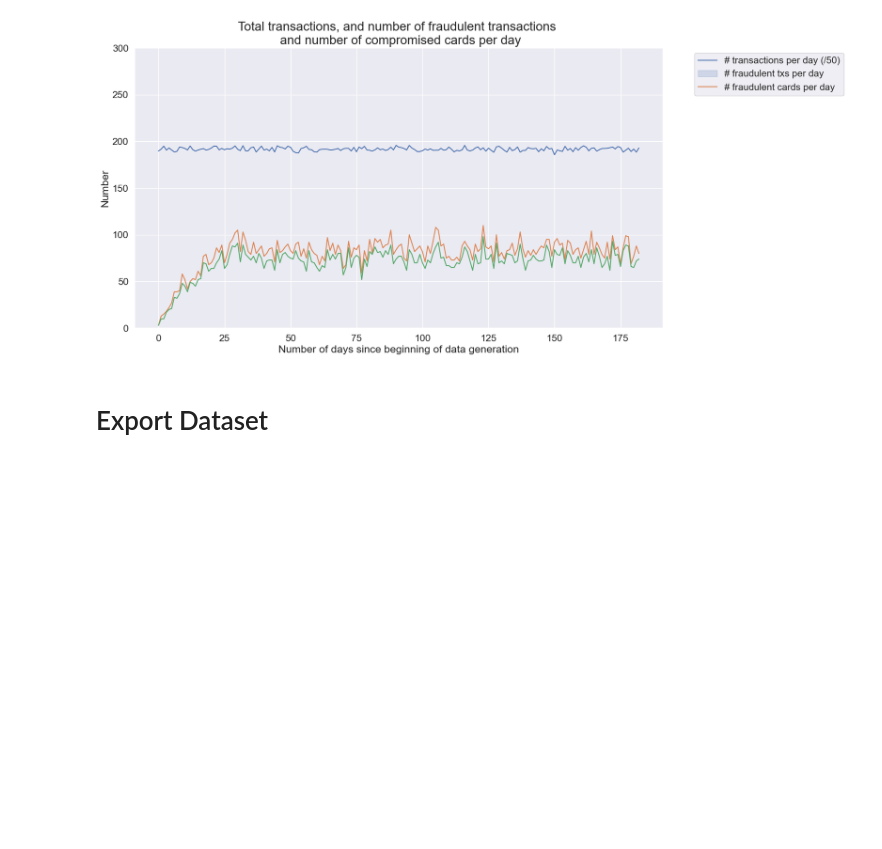
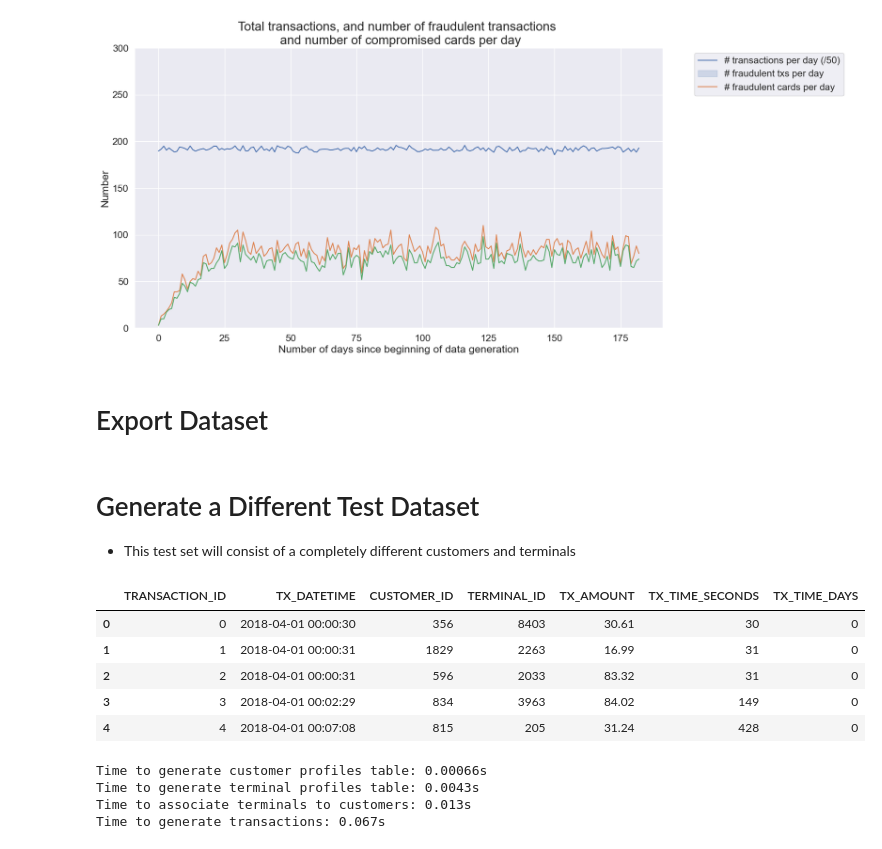
Before and after one commit to networks-security/financial-fraud-detection, a Jupyter notebook: ml_pipeline/notebooks/0_synthetic_data_generator.ipynb, the cells around one changed output. Saved outputs shown, nothing was run; the diff lists cells and outputs as text; code cells hidden in the pictures; blank space fills up the shorter version.

Commit message:
Generate different test set to test ML prediction

```diff
--- a/ml_pipeline/notebooks/0_synthetic_data_generator.ipynb
+++ b/ml_pipeline/notebooks/0_synthetic_data_generator.ipynb
@@ -485,0 +491,27 @@ for day in range(transactions_df.TX_TIME_DAYS.max()+1):
+# %% [markdown]
+# Generate a Different Test Dataset
+- This test set will consist of a completely different customers and terminals
+# %%
+transactions_df_test.head()
+# %% [output]
+|  | TRANSACTION_ID | TX_DATETIME | CUSTOMER_ID | TERMINAL_ID | TX_AMOUNT | TX_TIME_SECONDS | TX_TIME_DAYS |
+| 0 | 0 | 2018-04-01 00:00:30 | 356 | 8403 | 30.61 | 30 | 0 |
+| 1 | 1 | 2018-04-01 00:00:31 | 1829 | 2263 | 16.99 | 31 | 0 |
+| 2 | 2 | 2018-04-01 00:00:31 | 596 | 2033 | 83.32 | 31 | 0 |
+| 3 | 3 | 2018-04-01 00:02:29 | 834 | 3963 | 84.02 | 149 | 0 |
+| 4 | 4 | 2018-04-01 00:07:08 | 815 | 205 | 31.24 | 428 | 0 |
+# %%
+TEST_START_DATE = "2019-01-01"
+
+(customer_profiles_table_test, terminal_profiles_table_test, transactions_df_test)=\
+    generate_dataset(n_customers = 50,      # Same size or different
+                     n_terminals = 1000,
+                     nb_days=10,                # Can use different duration
+                     start_date=TEST_START_DATE,   # Different time period
+                     r=5,
+                     random_state=999)  # Different seed = completely different data
+# %% [output]
+Time to generate customer profiles table: 0.00066s
+Time to generate terminal profiles table: 0.0043s
+Time to associate terminals to customers: 0.013s
+Time to generate transactions: 0.067s
```
Also changed, not shown: parts of 8 cells of this notebook, 4 other files.
